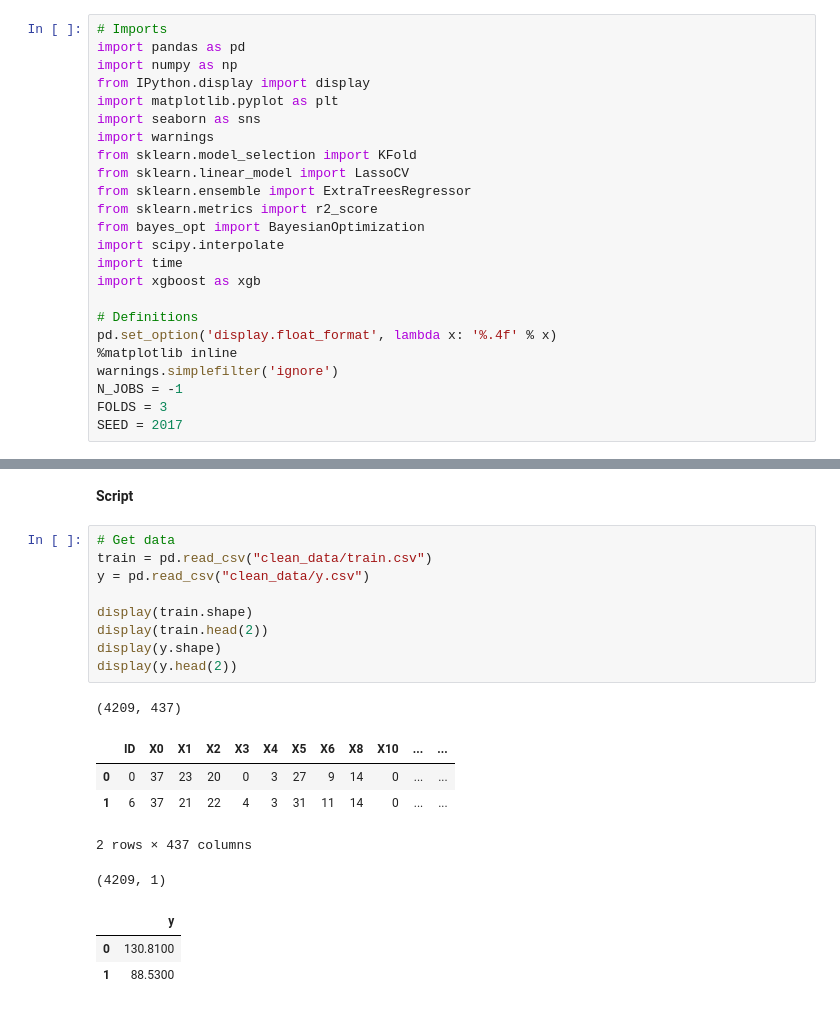
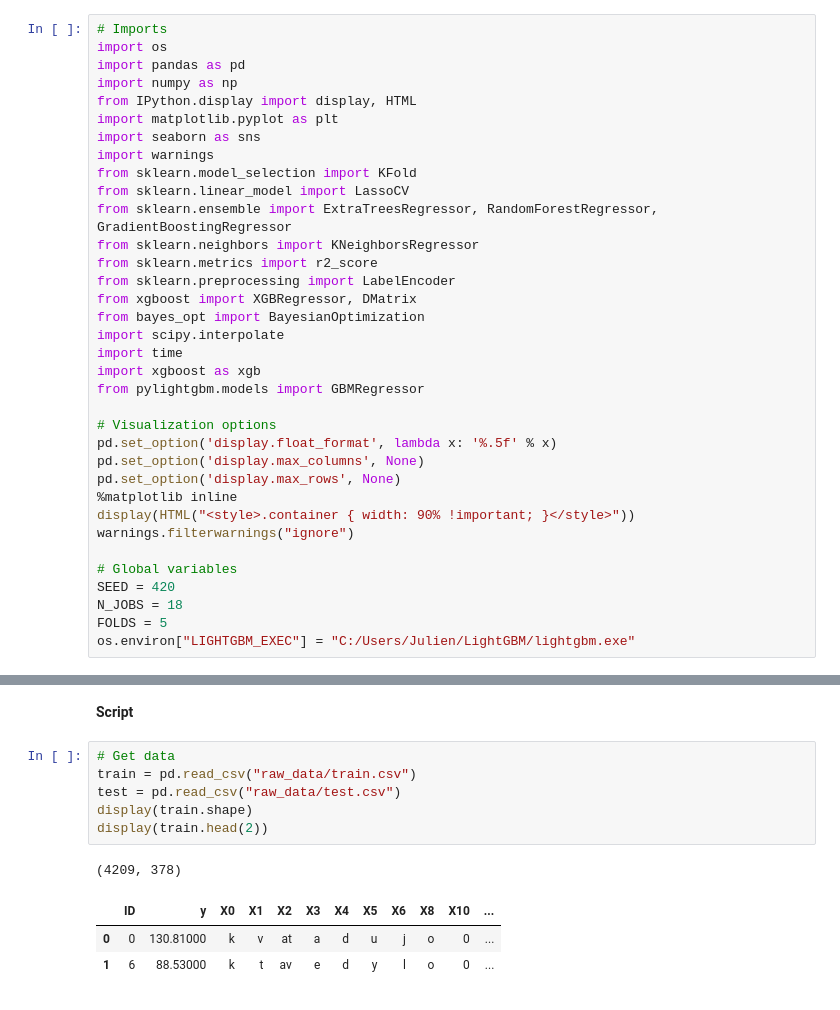
Before and after one commit to juliencohensolal/Merco, a Jupyter notebook: M_BO.ipynb, the cells around one changed output, grey strips where cells are left out. Drawn from its saved outputs; the diff is of its cells as text.

```diff
--- a/M_BO.ipynb
+++ b/M_BO.ipynb
@@ -1,25 +1,36 @@
 # %%
 # Imports
+import os
 import pandas as pd
 import numpy as np
-from IPython.display import display
+from IPython.display import display, HTML
 import matplotlib.pyplot as plt
 import seaborn as sns
 import warnings
 from sklearn.model_selection import KFold
 from sklearn.linear_model import LassoCV
-from sklearn.ensemble import ExtraTreesRegressor
+from sklearn.ensemble import ExtraTreesRegressor, RandomForestRegressor, GradientBoostingRegressor
+from sklearn.neighbors import KNeighborsRegressor
 from sklearn.metrics import r2_score
+from sklearn.preprocessing import LabelEncoder
+from xgboost import XGBRegressor, DMatrix
 from bayes_opt import BayesianOptimization
 import scipy.interpolate
 import time
 import xgboost as xgb
+from pylightgbm.models import GBMRegressor
 
-# Definitions
-pd.set_option('display.float_format', lambda x: '%.4f' % x)
+# Visualization options
+pd.set_option('display.float_format', lambda x: '%.5f' % x)
+pd.set_option('display.max_columns', None)
+pd.set_option('display.max_rows', None)
 %matplotlib inline
-warnings.simplefilter('ignore')
-N_JOBS = -1
-FOLDS = 3
-SEED = 2017
+display(HTML("<style>.container { width: 90% !important; }</style>"))
+warnings.filterwarnings("ignore")
+
+# Global variables
+SEED = 420
+N_JOBS = 18
+FOLDS = 5
+os.environ["LIGHTGBM_EXEC"] = "C:/Users/Julien/LightGBM/lightgbm.exe"
 # %%
@@ -213,20 +251,12 @@ def graphBO(history_df, param1, param2, param1min, param1max, param2min, param2m
 <b>Script</b>
 # %%
 # Get data
-train = pd.read_csv("clean_data/train.csv")
-y = pd.read_csv("clean_data/y.csv")
-
+train = pd.read_csv("raw_data/train.csv")
+test = pd.read_csv("raw_data/test.csv")
 display(train.shape)
 display(train.head(2))
-display(y.shape)
-display(y.head(2))
 # %% [output]
-(4209, 437)
+(4209, 378)
-|  | ID | X0 | X1 | X2 | X3 | X4 | X5 | X6 | X8 | X10 | ... | ... |
-| 0 | 0 | 37 | 23 | 20 | 0 | 3 | 27 | 9 | 14 | 0 | ... | ... |
-| 1 | 6 | 37 | 21 | 22 | 4 | 3 | 31 | 11 | 14 | 0 | ... | ... |
+|  | ID | y | X0 | X1 | X2 | X3 | X4 | X5 | X6 | X8 | X10 | ... |
+| 0 | 0 | 130.81000 | k | v | at | a | d | u | j | o | 0 | ... |
+| 1 | 6 | 88.53000 | k | t | av | e | d | y | l | o | 0 | ... |
-2 rows × 437 columns
-(4209, 1)
-|  | y |
-| 0 | 130.8100 |
-| 1 | 88.5300 |
```
Also changed, not shown: parts of 8 cells of this notebook, 3 other files.
